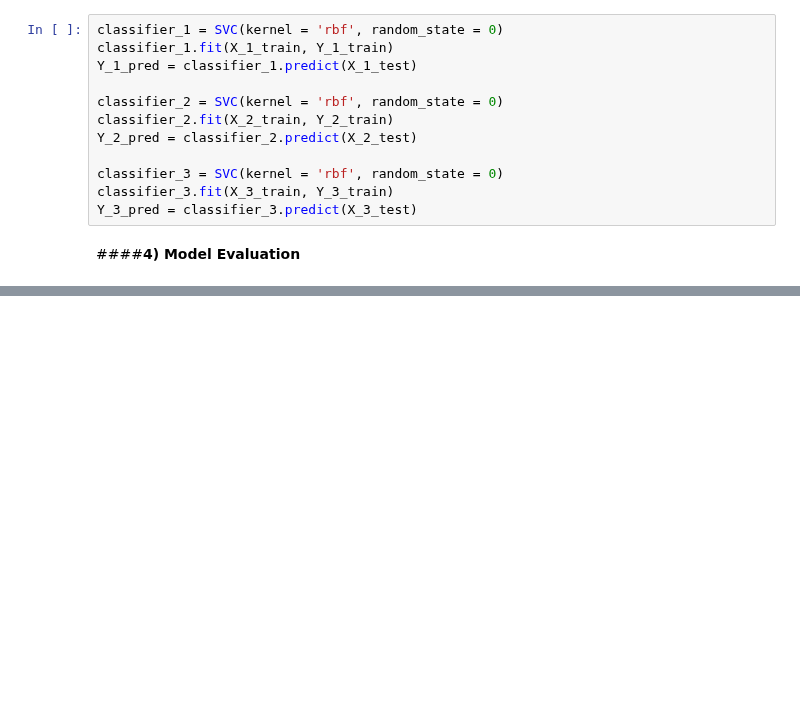
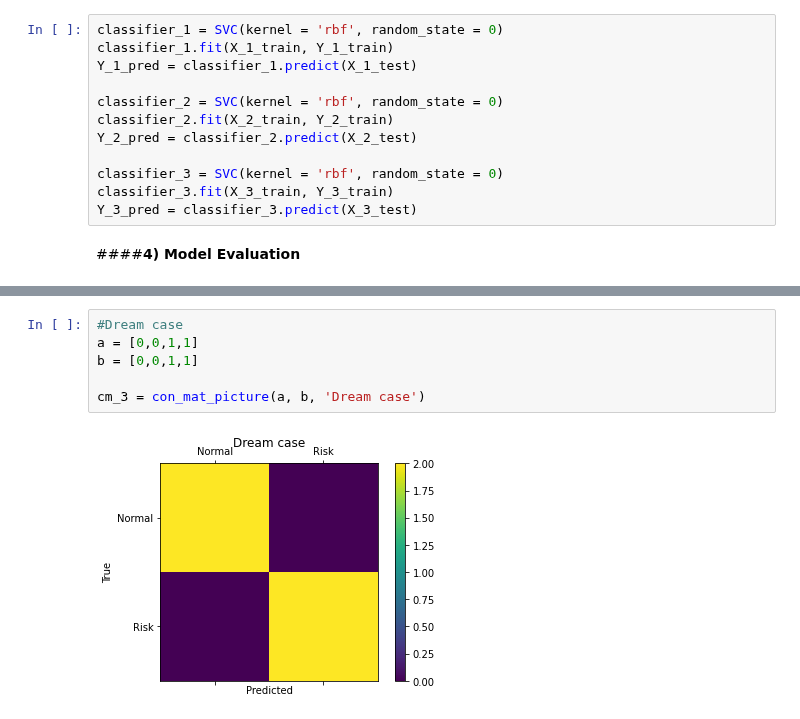
Before and after one commit to Sirabhop/Preclinical-AD-EEG-classification, a Jupyter notebook: Machine_Learning_Modeling.ipynb, the cells around one changed output, grey strips where cells are left out. Saved outputs shown, nothing was run; the diff lists cells and outputs as text; blank space fills up the shorter version.

```diff
--- a/Machine_Learning_Modeling.ipynb
+++ b/Machine_Learning_Modeling.ipynb
@@ -248,0 +320,8 @@ cm_3 = con_mat_picture(Y_3_test, Y_3_pred)
+# %%
+#Dream case
+a = [0,0,1,1]
+b = [0,0,1,1]
+
+cm_3 = con_mat_picture(a, b, 'Dream case')
+# %% [output]
+[figure, added]
```
Also changed, not shown: parts of 13 cells of this notebook.
